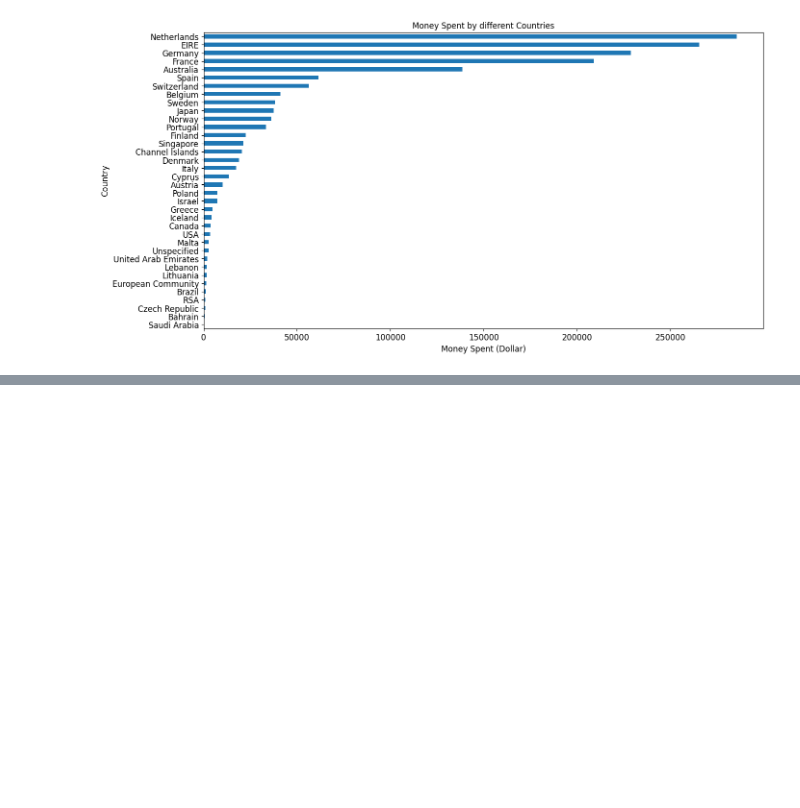
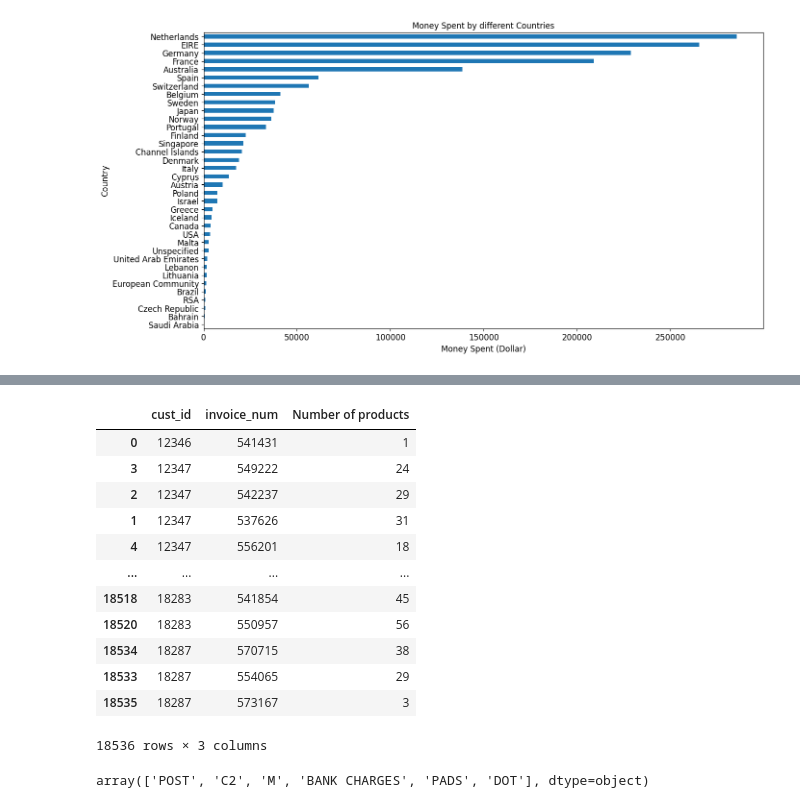
Before and after one commit to ilajnae/eda-ecommerce, a Jupyter notebook: 1.ecommerce-eda-scenerios/notebook.ipynb, the cells around one changed output, grey strips where cells are left out. Drawn from its saved outputs; the diff is of its cells as text; code cells hidden in the pictures; blank space fills up the shorter version.

```diff
--- a/1.ecommerce-eda-scenerios/notebook.ipynb
+++ b/1.ecommerce-eda-scenerios/notebook.ipynb
@@ -535,0 +698,17 @@ plt.show()
+# %%
+nb_products_per_basket = temp1.rename(columns = {'invoice_date' : 'Number of products'})
+nb_products_per_basket.sort_values('cust_id')
+# %% [output]
+|  | cust_id | invoice_num | Number of products |
+| 0 | 12346 | 541431 | 1 |
+| 3 | 12347 | 549222 | 24 |
+| 2 | 12347 | 542237 | 29 |
+| 1 | 12347 | 537626 | 31 |
+| 4 | 12347 | 556201 | 18 |
+| ... | ... | ... | ... |
+| 18518 | 18283 | 541854 | 45 |
+| 18520 | 18283 | 550957 | 56 |
+| 18534 | 18287 | 570715 | 38 |
+| 18533 | 18287 | 554065 | 29 |
+| 18535 | 18287 | 573167 | 3 |
+18536 rows × 3 columns
@@ -535,0 +717,4 @@ plt.show()
+# %%
+list_special_codes['stock_code'].unique()
+# %% [output]
+array(['POST', 'C2', 'M', 'BANK CHARGES', 'PADS', 'DOT'], dtype=object)
```
Also changed, not shown: parts of 17 cells of this notebook, 1 other file.
